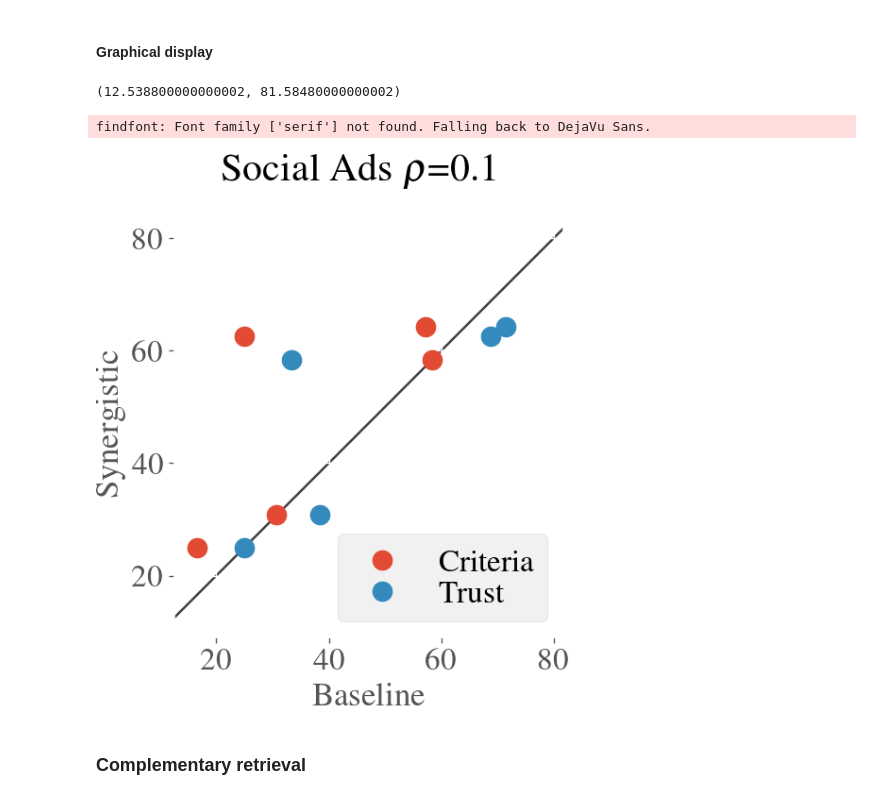
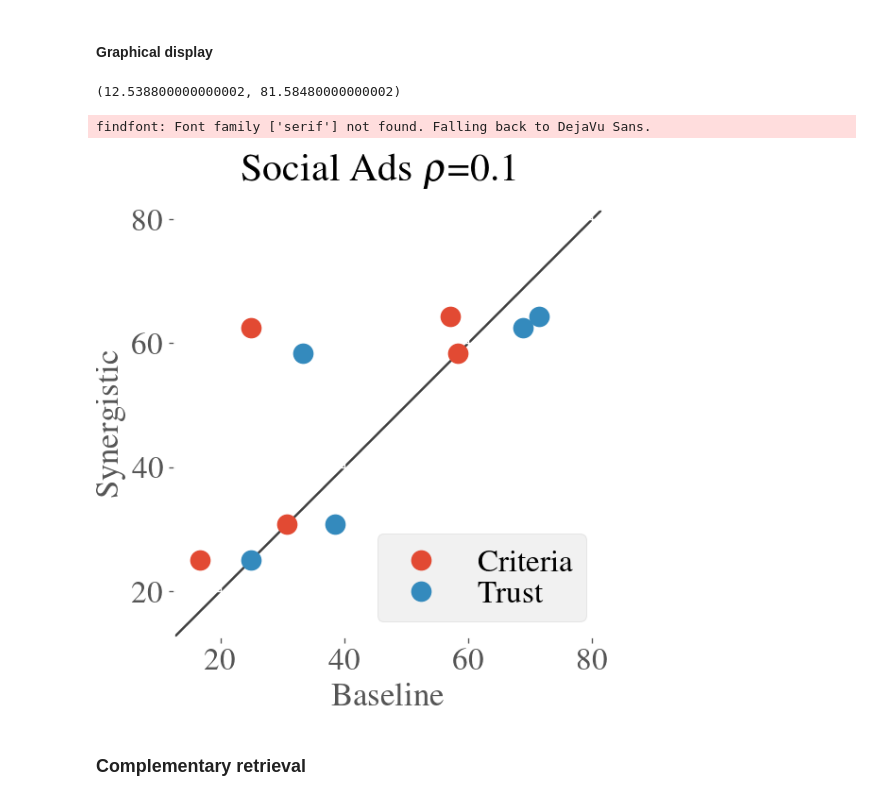
Before and after one commit to cesar-claros/synergistic, a Jupyter notebook: Socialadsnet.ipynb, the cells around one changed output. Saved outputs shown, nothing was run; the diff lists cells and outputs as text; code cells hidden in the pictures.

Commit message:
CV plot modification. Only one plot for both baselines given a budget (ax1 changed for ax)

```diff
--- a/Socialadsnet.ipynb
+++ b/Socialadsnet.ipynb
@@ -609,33 +629,33 @@ report_trust_concat_gr
 # %%
 # Report tables arrangement
 synergistic_cv = report_table_concat[['fold','%loss_red_test','rho_user']]    ; synergistic_cv.columns = ['syn_%loss_red_test' if x=='%loss_red_test' else x for x in synergistic_cv.columns]
 criteria_cv    = report_criteria_concat[['fold','%loss_red_test','rho_user']]
 trust_cv       = report_trust_concat[['fold','%loss_red_test','rho_user']]
 df_plot1       = pd.merge(synergistic_cv,criteria_cv,on=['fold','rho_user'],how='left') ; df_plot1['Baseline'] = 'Criteria'
 df_plot2       = pd.merge(synergistic_cv,trust_cv,on=['fold','rho_user'],how='left')    ; df_plot2['Baseline'] = 'Trust'
 df_plot        = df_plot1.append(df_plot2, ignore_index=True)
 
 #Plot. percentage loss reduction on test data
 rho_cv         = 0.10
 df_plot_gr     = df_plot[df_plot.rho_user==rho_cv].groupby('Baseline')
 
 fig,ax = plt.subplots(sharey=True,figsize=(5,5),dpi=120)
 fig.suptitle('Social Ads '+r'$\rho$'+'='+ str(rho_cv))
 ax.set(facecolor = "white",xlabel='Baseline', ylabel='Synergistic')
 
 for name, group in df_plot_gr:
     ax.plot(group['%loss_red_test'], group['syn_%loss_red_test'], marker='o', linestyle='', ms=12, label=name)
 
 ax.legend(loc='lower right', framealpha=0.5, prop={'size':20}, labelspacing=0.0)
 
 lims = [np.min([ax.get_xlim(), ax.get_ylim()])*0.9,np.max([ax.get_xlim(), ax.get_ylim()])*1.1]
 ax.plot(lims, lims, 'k-', alpha=0.75, zorder=0)
 ax.set_aspect('equal')
-ax.set_xlim(lims) ; ax1.set_ylim(lims)
+ax.set_xlim(lims) ; ax.set_ylim(lims)
 # %% [output]
 (12.538800000000002, 81.58480000000002)
 findfont: Font family ['serif'] not found. Falling back to DejaVu Sans.
-[figure, old version]
+[figure, new version]
 # %% [markdown]
 ### Complementary retrieval
 # %%
```
Also changed, not shown: parts of 3 cells of this notebook.
